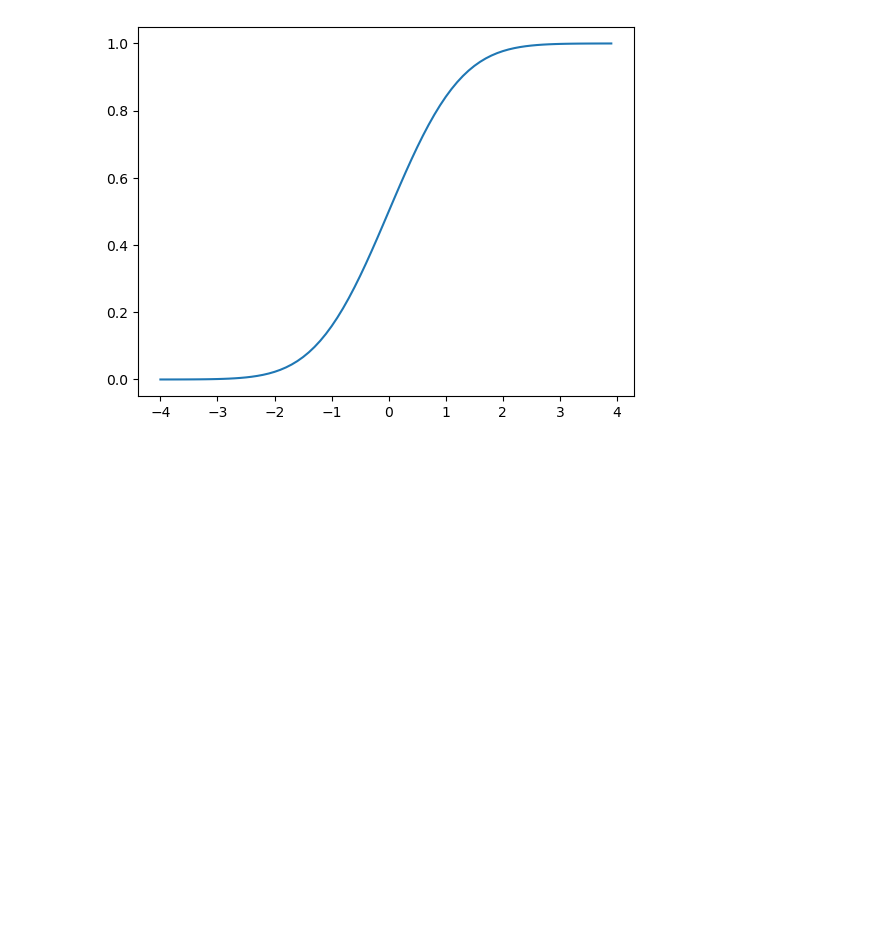
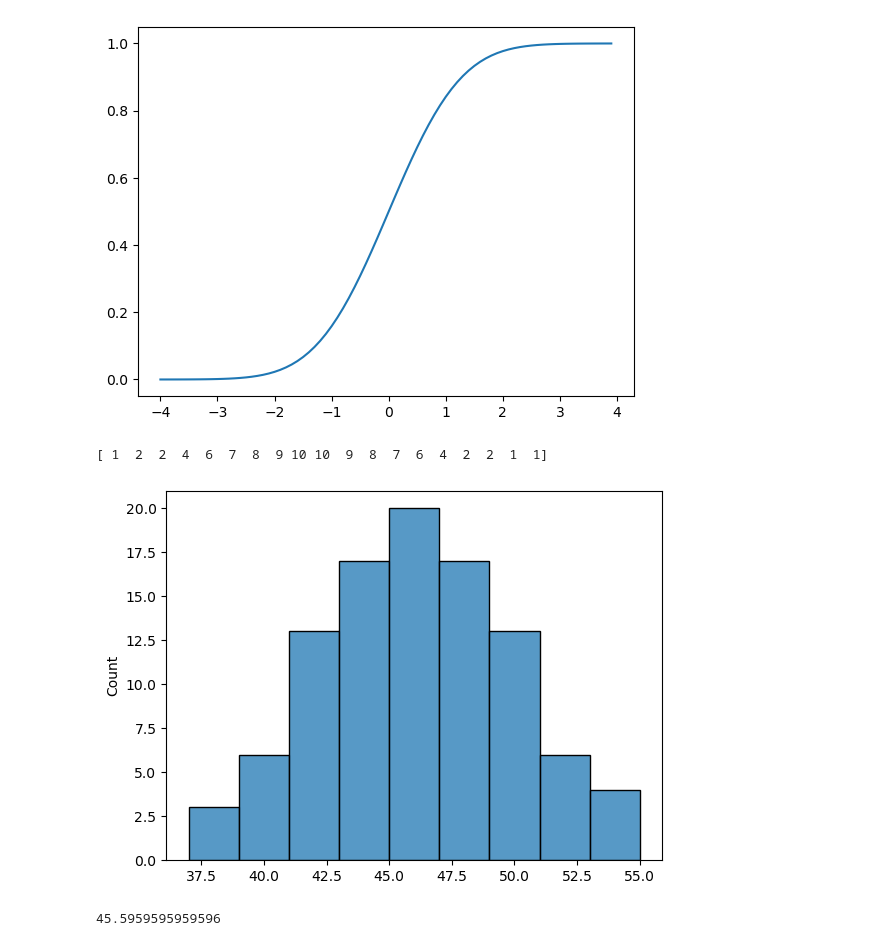
Before and after one commit to data4if/project_math, a Jupyter notebook: distribucion_normal.ipynb, the cells around one changed output. Cells and saved outputs as stored; diff of their text form; code cells hidden in the pictures; blank space fills up the shorter version.

```diff
--- a/distribucion_normal.ipynb
+++ b/distribucion_normal.ipynb
@@ -36,3 +36,16 @@ sns.lineplot(x=x,y=y)
 [figure]
 # %%
 df = pd.read_excel('s057.xls')
+df.head(5)
+wing = df['Normally Distributed Housefly Wing Lengths'].values[4:]
+# %%
+sns.histplot(data=wing)
+values,dist=np.unique(wing, return_counts=True)
+print(dist)
+# %% [output]
+[ 1  2  2  4  6  7  8  9 10 10  9  8  7  6  4  2  2  1  1]
+[figure, added]
+# %%
+wing.mean()
+# %% [output]
+45.5959595959596
```
Also changed, not shown: 1 other file.
